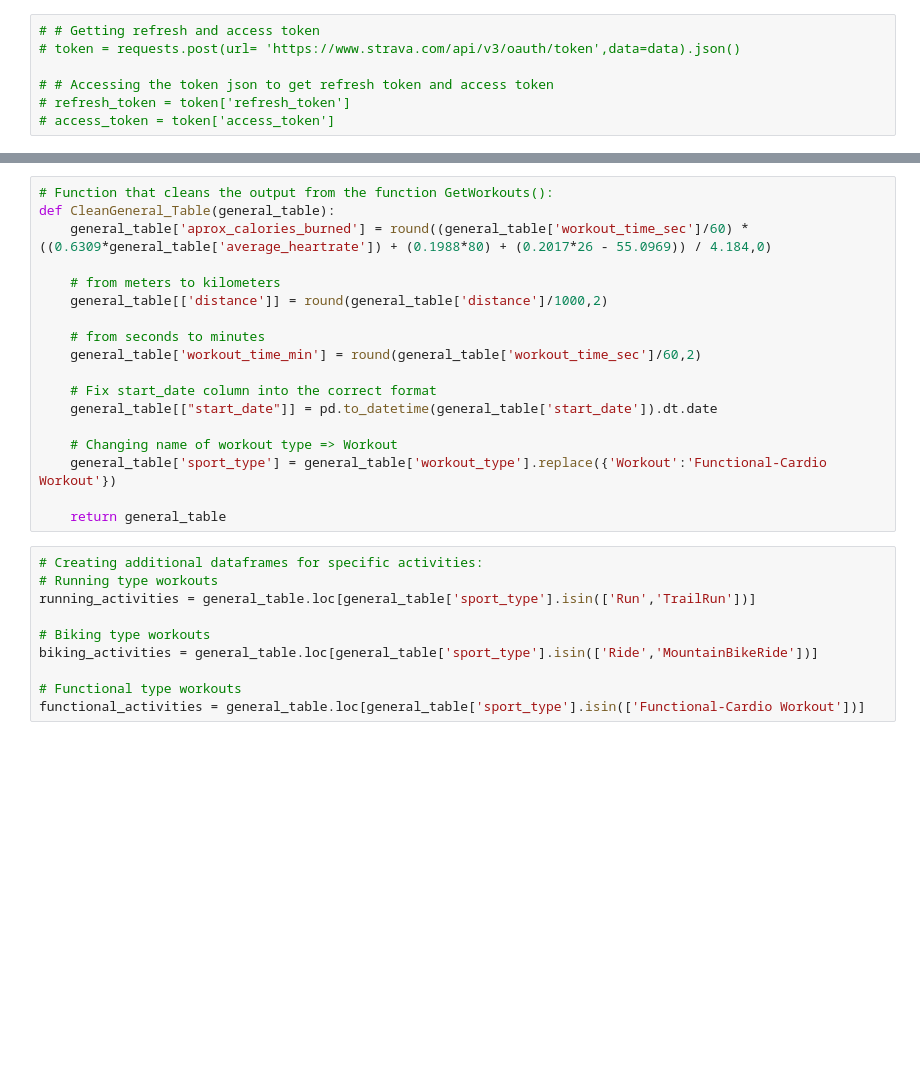
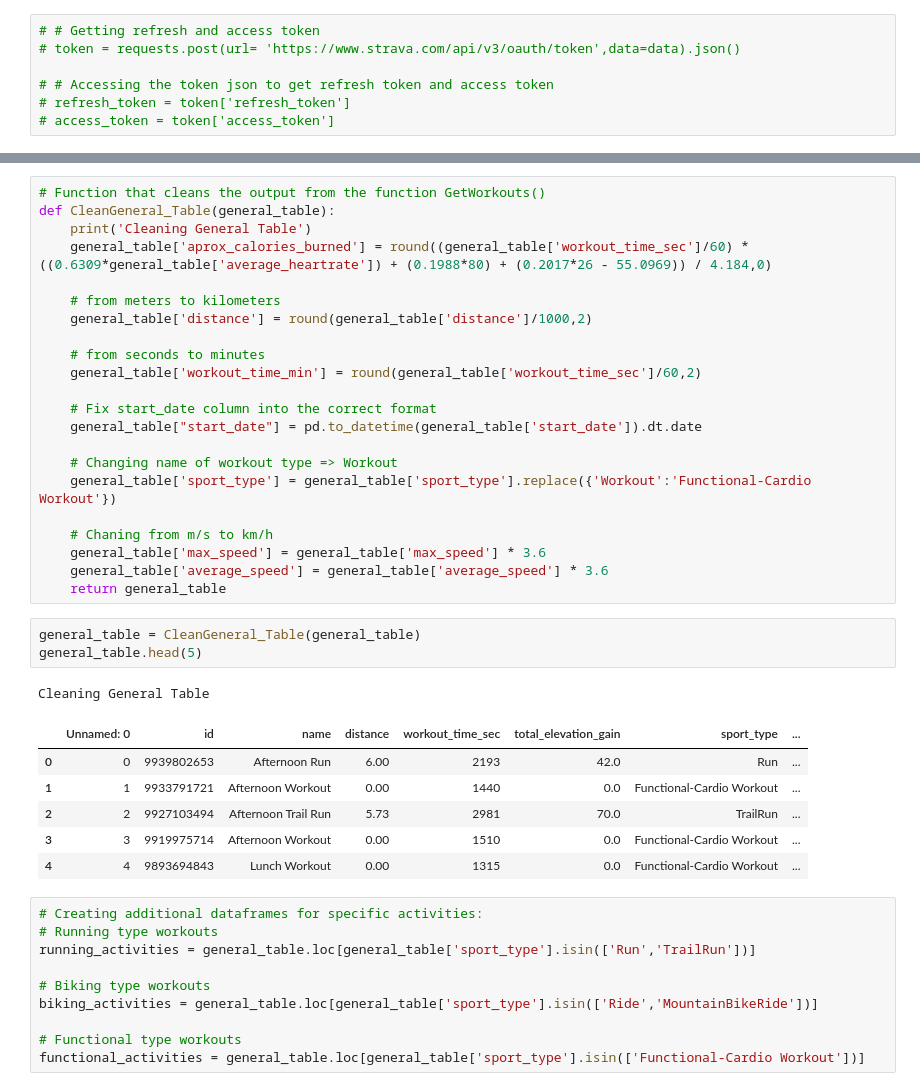
Before and after one commit to ManuelElizaldi/PyStrava, a Jupyter notebook: PyStrava_Notebook.ipynb, the cells around one changed output, grey strips where cells are left out. Drawn from its saved outputs; the diff is of its cells as text; blank space fills up the shorter version.

```diff
--- a/PyStrava_Notebook.ipynb
+++ b/PyStrava_Notebook.ipynb
@@ -200,21 +271,36 @@ general_table.head()
 # %%
-# Function that cleans the output from the function GetWorkouts():
+# Function that cleans the output from the function GetWorkouts()
 def CleanGeneral_Table(general_table):
+    print('Cleaning General Table')
     general_table['aprox_calories_burned'] = round((general_table['workout_time_sec']/60) * ((0.6309*general_table['average_heartrate']) + (0.1988*80) + (0.2017*26 - 55.0969)) / 4.184,0)
 
     # from meters to kilometers
-    general_table[['distance']] = round(general_table['distance']/1000,2)
+    general_table['distance'] = round(general_table['distance']/1000,2)
 
     # from seconds to minutes
     general_table['workout_time_min'] = round(general_table['workout_time_sec']/60,2)
 
     # Fix start_date column into the correct format
-    general_table[["start_date"]] = pd.to_datetime(general_table['start_date']).dt.date
+    general_table["start_date"] = pd.to_datetime(general_table['start_date']).dt.date
 
     # Changing name of workout type => Workout
-    general_table['sport_type'] = general_table['workout_type'].replace({'Workout':'Functional-Cardio Workout'})
+    general_table['sport_type'] = general_table['sport_type'].replace({'Workout':'Functional-Cardio Workout'})
 
+    # Chaning from m/s to km/h
+    general_table['max_speed'] = general_table['max_speed'] * 3.6
+    general_table['average_speed'] = general_table['average_speed'] * 3.6
     return general_table
+# %%
+general_table = CleanGeneral_Table(general_table)
+general_table.head(5)
+# %% [output]
+Cleaning General Table
+|  | Unnamed: 0 | id | name | distance | workout_time_sec | total_elevation_gain | sport_type | ... |
+| 0 | 0 | 9939802653 | Afternoon Run | 6.00 | 2193 | 42.0 | Run | ... |
+| 1 | 1 | 9933791721 | Afternoon Workout | 0.00 | 1440 | 0.0 | Functional-Cardio Workout | ... |
+| 2 | 2 | 9927103494 | Afternoon Trail Run | 5.73 | 2981 | 70.0 | TrailRun | ... |
+| 3 | 3 | 9919975714 | Afternoon Workout | 0.00 | 1510 | 0.0 | Functional-Cardio Workout | ... |
+| 4 | 4 | 9893694843 | Lunch Workout | 0.00 | 1315 | 0.0 | Functional-Cardio Workout | ... |
 # %%
 # Creating additional dataframes for specific activities:
 # Running type workouts
```
Also changed, not shown: parts of 14 cells of this notebook, 3 other files.
